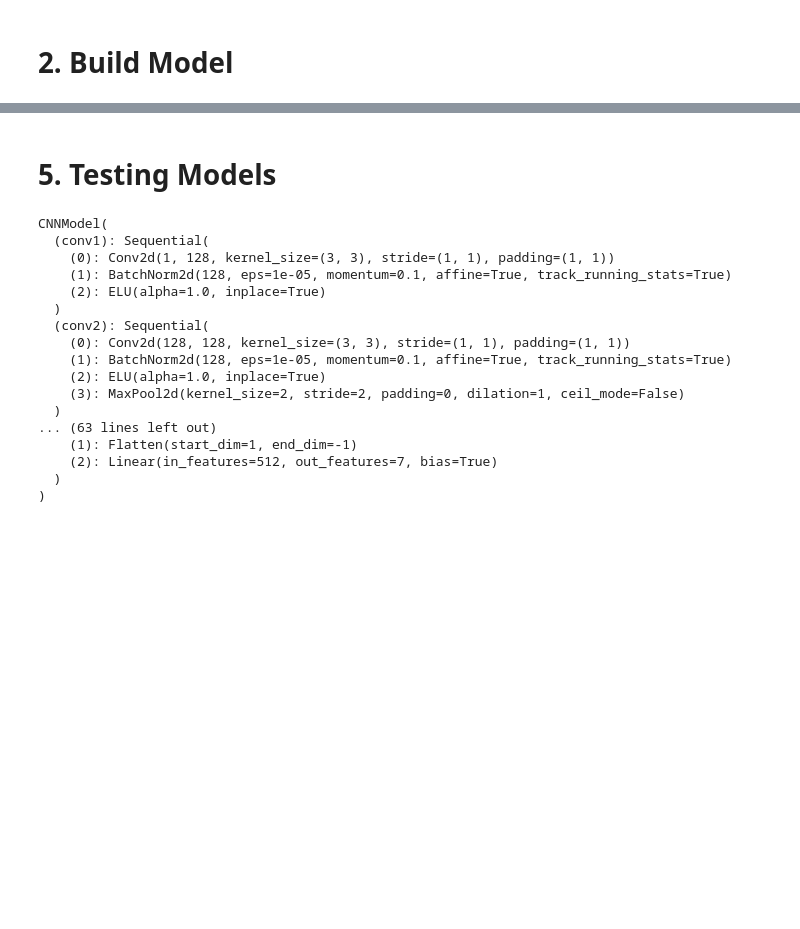
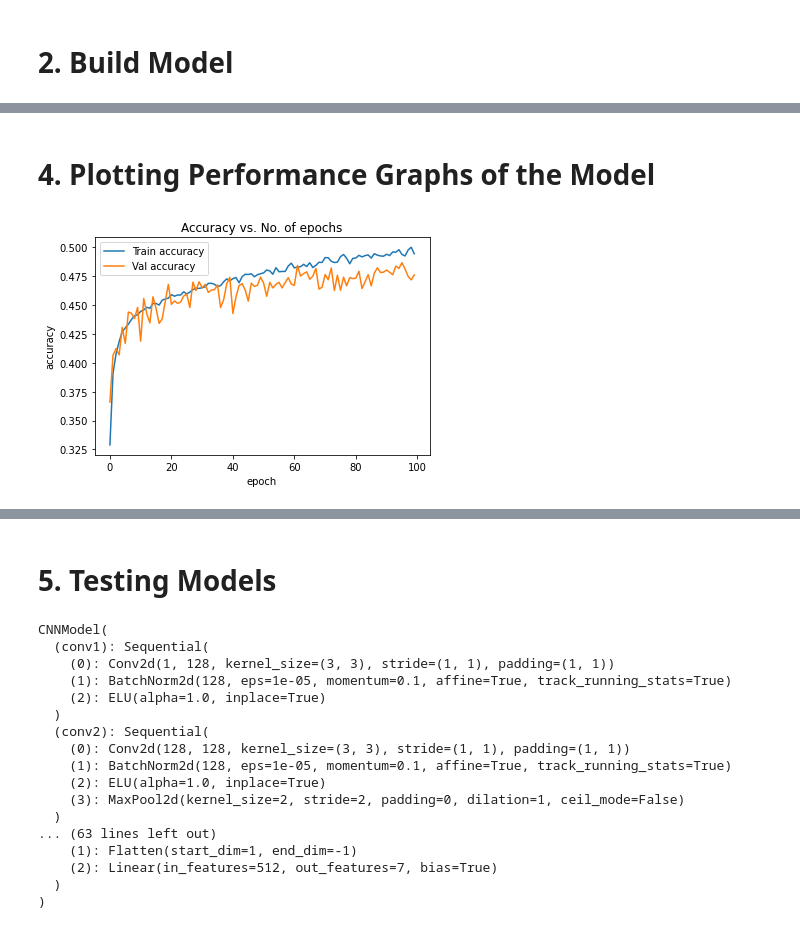
Before and after one commit to rachung2510/FYP70_SocialRobot, a Jupyter notebook: EmotionRecognition/training/model_torch_FCNN.ipynb, the cells around one changed output, grey strips where cells are left out. Cells and saved outputs as stored; diff of their text form; code cells hidden in the pictures; blank space fills up the shorter version.

Commit message:
add FCNN training

```diff
--- a/EmotionRecognition/training/model_torch_FCNN.ipynb
+++ b/EmotionRecognition/training/model_torch_FCNN.ipynb
@@ -421,0 +178,5 @@ torch.save(dd[128].model, './trained_models/FCNN_model.pt')
+# %%
+# Create new model
+fcnn = FCNNModel(Vector.shape[1], 128, 7) # input, hidden, output
+history = [evaluate(fcnn)]
+print(history)
@@ -421,0 +185,6 @@ torch.save(dd[128].model, './trained_models/FCNN_model.pt')
+# %%
+# Load new model
+state = torch.load(model_path + 'FCNN.pt', map_location='cpu')
+fcnn.load_state_dict(state['state_dict'])
+history = state['history']
+print(len(history))
@@ -421,0 +193,4 @@ torch.save(dd[128].model, './trained_models/FCNN_model.pt')
+# %%
+%%time
+history_one_cycle, best_state = train(fcnn, cuda=True, epochs=100, print_epoch=10, best_acc=max([x['test_acc'] for x in history]))
+history = ([] if len(history)==1 else history) + history_one_cycle
@@ -421,0 +211,16 @@ torch.save(dd[128].model, './trained_models/FCNN_model.pt')
+# %% [markdown]
+# 4. Plotting Performance Graphs of the Model
+# %%
+def plot_accuracies(history):
+    train_accs = [x['train_acc'] for x in history]
+    val_accs = [x['test_acc'] for x in history]
+    plt.plot(train_accs, label='Train accuracy')
+    plt.plot(val_accs, label='Val accuracy')
+    plt.xlabel('epoch')
+    plt.ylabel('accuracy')
+    plt.legend()
+    plt.title('Accuracy vs. No. of epochs');
+# %%
+plot_accuracies(history)
+# %% [output]
+[figure, added]
```
Also changed, not shown: parts of 63 cells of this notebook.
